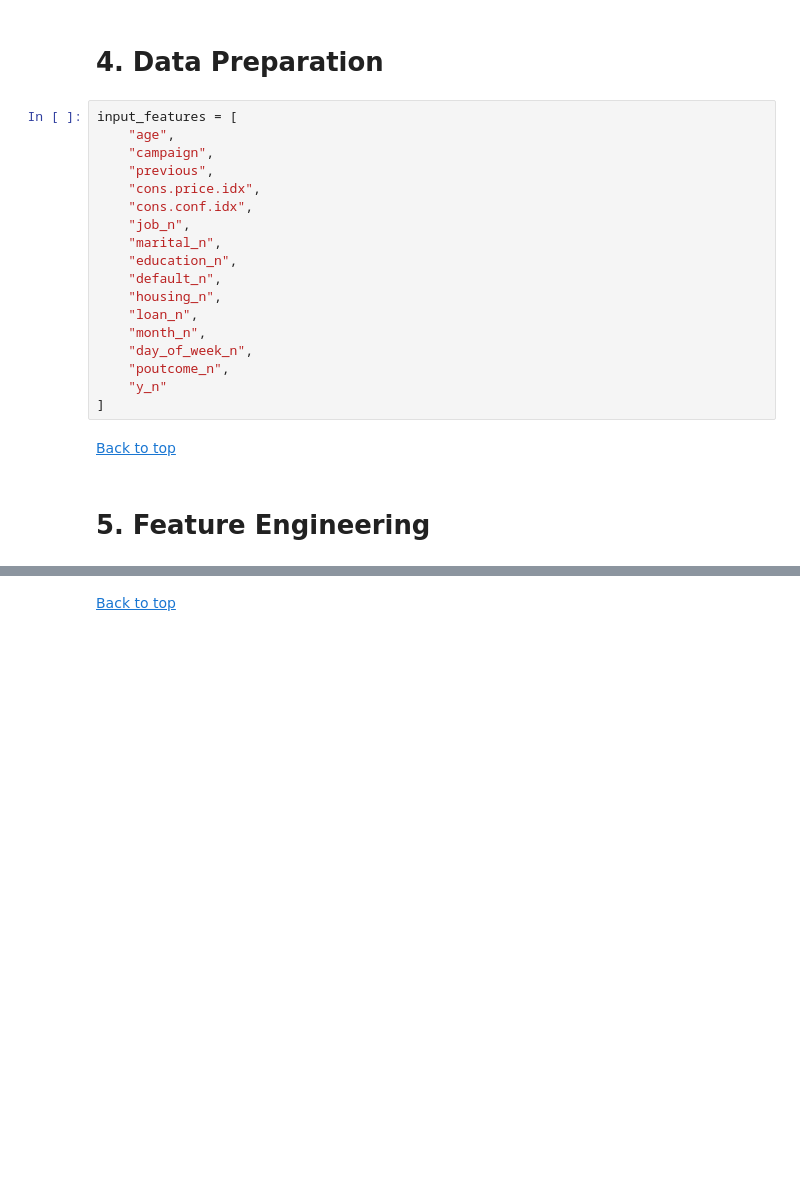
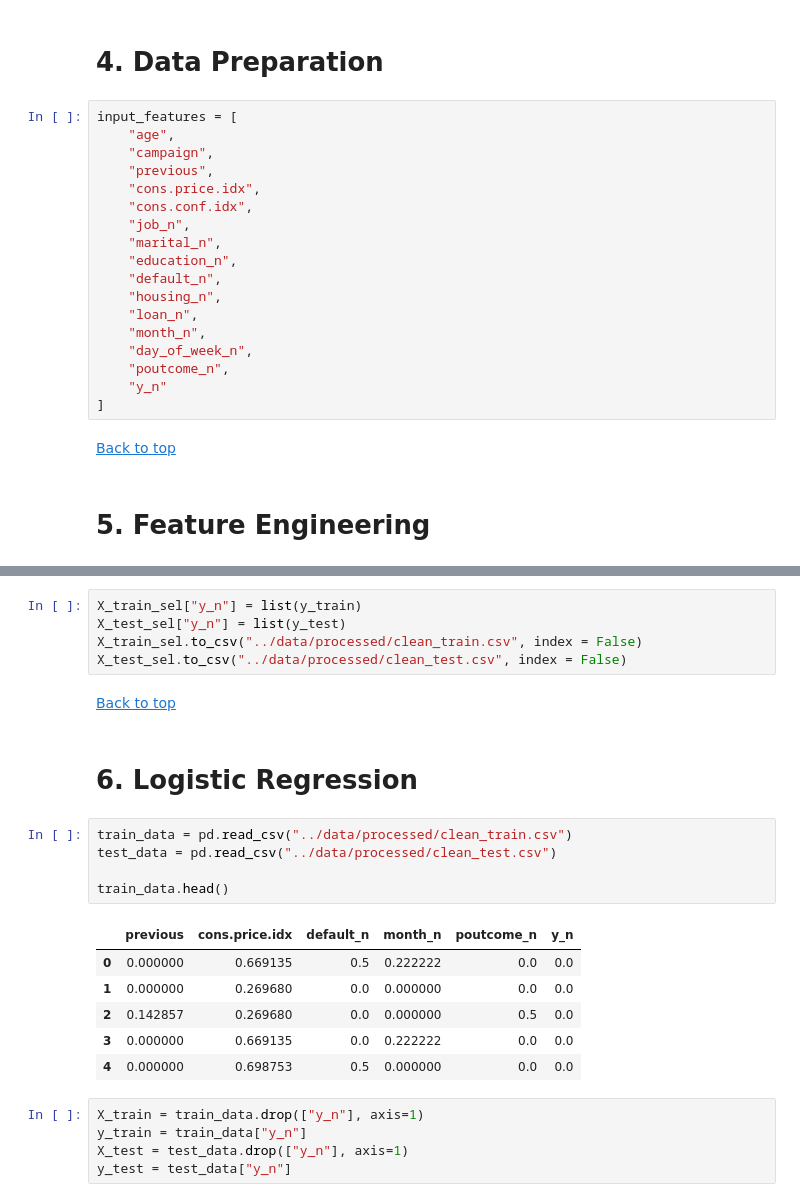
Before and after one commit to allankruger/logistic-regression, a Jupyter notebook: src/explore.ipynb, the cells around one changed output, grey strips where cells are left out. Drawn from its saved outputs; the diff is of its cells as text; blank space fills up the shorter version.

```diff
--- a/src/explore.ipynb
+++ b/src/explore.ipynb
@@ -426,2 +440,26 @@ KeyError: "['y_n'] not found in axis"
+# %%
+X_train_sel["y_n"] = list(y_train)
+X_test_sel["y_n"] = list(y_test)
+X_train_sel.to_csv("../data/processed/clean_train.csv", index = False)
+X_test_sel.to_csv("../data/processed/clean_test.csv", index = False)
 # %% [markdown]
 [Back to top](#table_of_contents)
+# %% [markdown]
+# 6. Logistic Regression
+# %%
+train_data = pd.read_csv("../data/processed/clean_train.csv")
+test_data = pd.read_csv("../data/processed/clean_test.csv")
+
+train_data.head()
+# %% [output]
+|  | previous | cons.price.idx | default_n | month_n | poutcome_n | y_n |
+| 0 | 0.000000 | 0.669135 | 0.5 | 0.222222 | 0.0 | 0.0 |
+| 1 | 0.000000 | 0.269680 | 0.0 | 0.000000 | 0.0 | 0.0 |
+| 2 | 0.142857 | 0.269680 | 0.0 | 0.000000 | 0.5 | 0.0 |
+| 3 | 0.000000 | 0.669135 | 0.0 | 0.222222 | 0.0 | 0.0 |
+| 4 | 0.000000 | 0.698753 | 0.5 | 0.000000 | 0.0 | 0.0 |
+# %%
+X_train = train_data.drop(["y_n"], axis=1)
+y_train = train_data["y_n"]
+X_test = test_data.drop(["y_n"], axis=1)
+y_test = test_data["y_n"]
```
Also changed, not shown: parts of 18 cells of this notebook.
